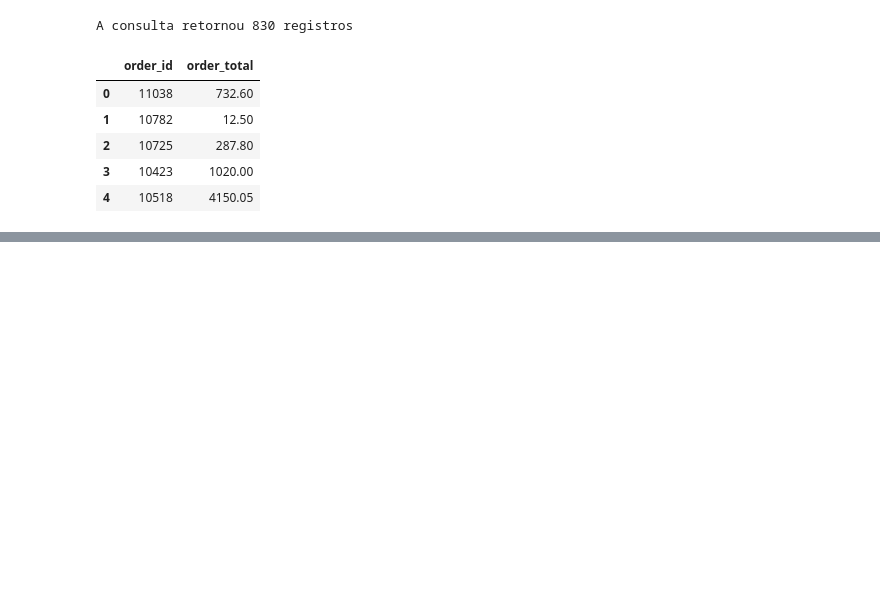
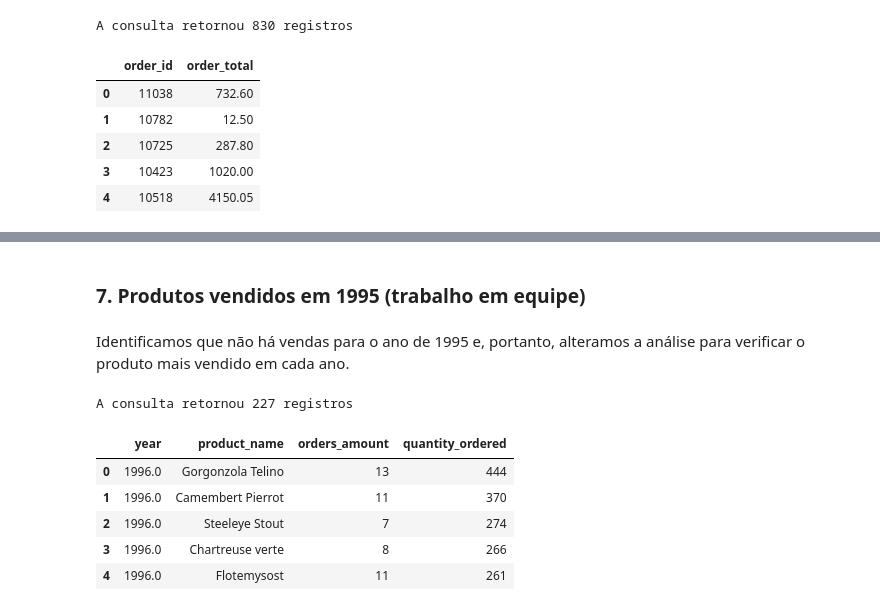
Before and after one commit to bmnds/uea-data-science-04-data-processing, a Jupyter notebook: Atividade_Pratica_Aula1.ipynb, the cells around one changed output, grey strips where cells are left out. Saved outputs shown, nothing was run; the diff lists cells and outputs as text; code cells hidden in the pictures; blank space fills up the shorter version.

```diff
--- a/Atividade_Pratica_Aula1.ipynb
+++ b/Atividade_Pratica_Aula1.ipynb
@@ -210,0 +275,31 @@ A consulta retornou 830 registros
+# %% [markdown]
+### 7. Produtos vendidos em 1995 (trabalho em equipe)
+# %% [markdown]
+Identificamos que não há vendas para o ano de 1995 e, portanto, alteramos a análise para verificar o produto mais vendido em cada ano.
+# %%
+# 7. Produtos vendidos em 1995 (trabalho em equipe)
+sql = """
+  SELECT
+      date_part('year', order_date) as year,
+      product_name,
+      count(distinct order_id) AS orders_amount,
+      sum(quantity) as quantity_ordered
+  FROM order_details
+  NATURAL JOIN orders
+  INNER JOIN products USING (product_id)
+  --WHERE date_part('year', order_date) = 1995
+  GROUP BY date_part('year', order_date), product_name
+  ORDER BY date_part('year', order_date), sum(quantity) DESC
+"""
+
+df = pd.read_sql_query(sql, con=db)
+print_number_of_rows(df)
+df.head()
+# %% [output]
+A consulta retornou 227 registros
+|  | year | product_name | orders_amount | quantity_ordered |
+| 0 | 1996.0 | Gorgonzola Telino | 13 | 444 |
+| 1 | 1996.0 | Camembert Pierrot | 11 | 370 |
+| 2 | 1996.0 | Steeleye Stout | 7 | 274 |
+| 3 | 1996.0 | Chartreuse verte | 8 | 266 |
+| 4 | 1996.0 | Flotemysost | 11 | 261 |
```
Also changed, not shown: parts of 22 cells of this notebook.
